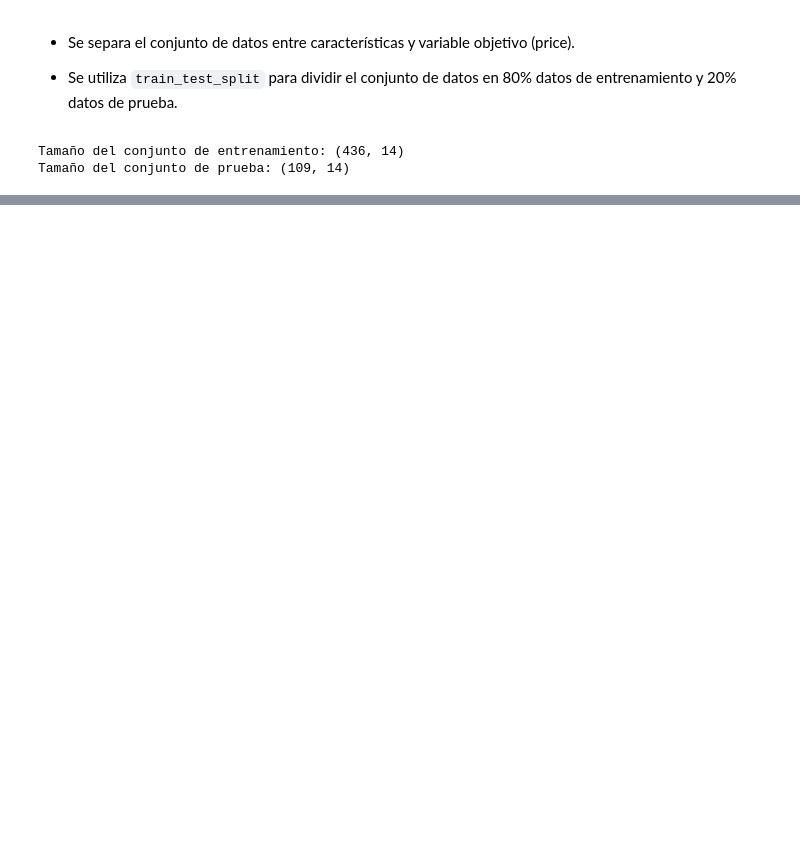
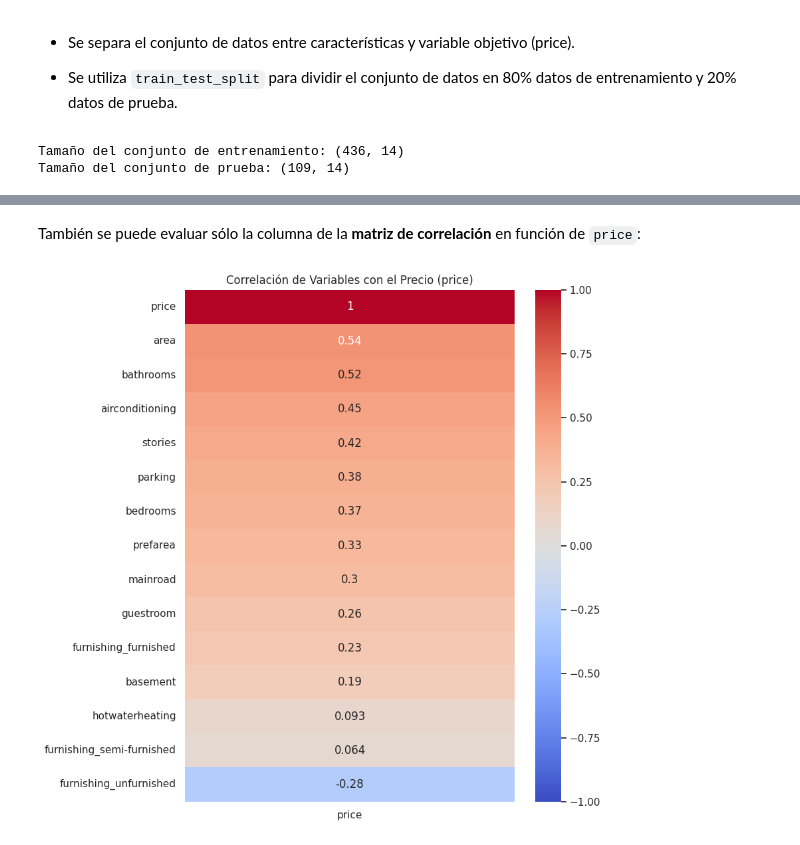
Before and after one commit to alejandrorod-tajamar/HousingPricesPrediction, a Jupyter notebook: Housing.ipynb, the cells around one changed output, grey strips where cells are left out. Saved outputs shown, nothing was run; the diff lists cells and outputs as text; code cells hidden in the pictures; blank space fills up the shorter version.

```diff
--- a/Housing.ipynb
+++ b/Housing.ipynb
@@ -204,0 +220,13 @@ Tamaño del conjunto de prueba: (109, 14)
+# %% [markdown]
+También se puede evaluar sólo la columna de la **matriz de correlación** en función de `price`:
+# %%
+# Filtrar solo las correlaciones con 'price'
+price_corr = corr_matrix[['price']].sort_values(by='price', ascending=False)
+
+# Gráfico de correlaciones con 'price'
+plt.figure(figsize=(8, 10))
+sns.heatmap(price_corr, annot=True, cmap='coolwarm', vmin=-1, vmax=1)
+plt.title("Correlación de Variables con el Precio (price)")
+plt.show()
+# %% [output]
+[figure, added]
```
Also changed, not shown: parts of 9 cells of this notebook.
